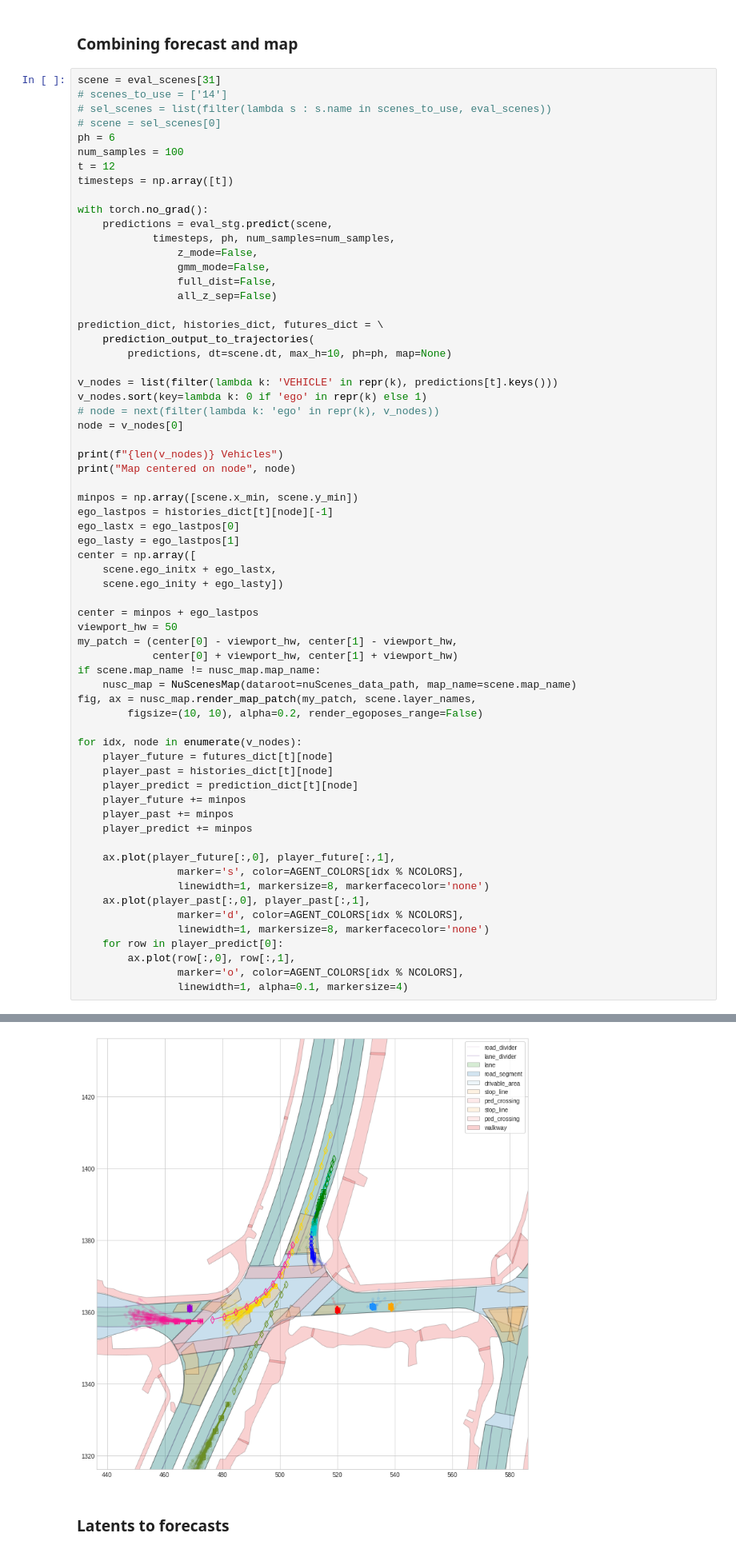
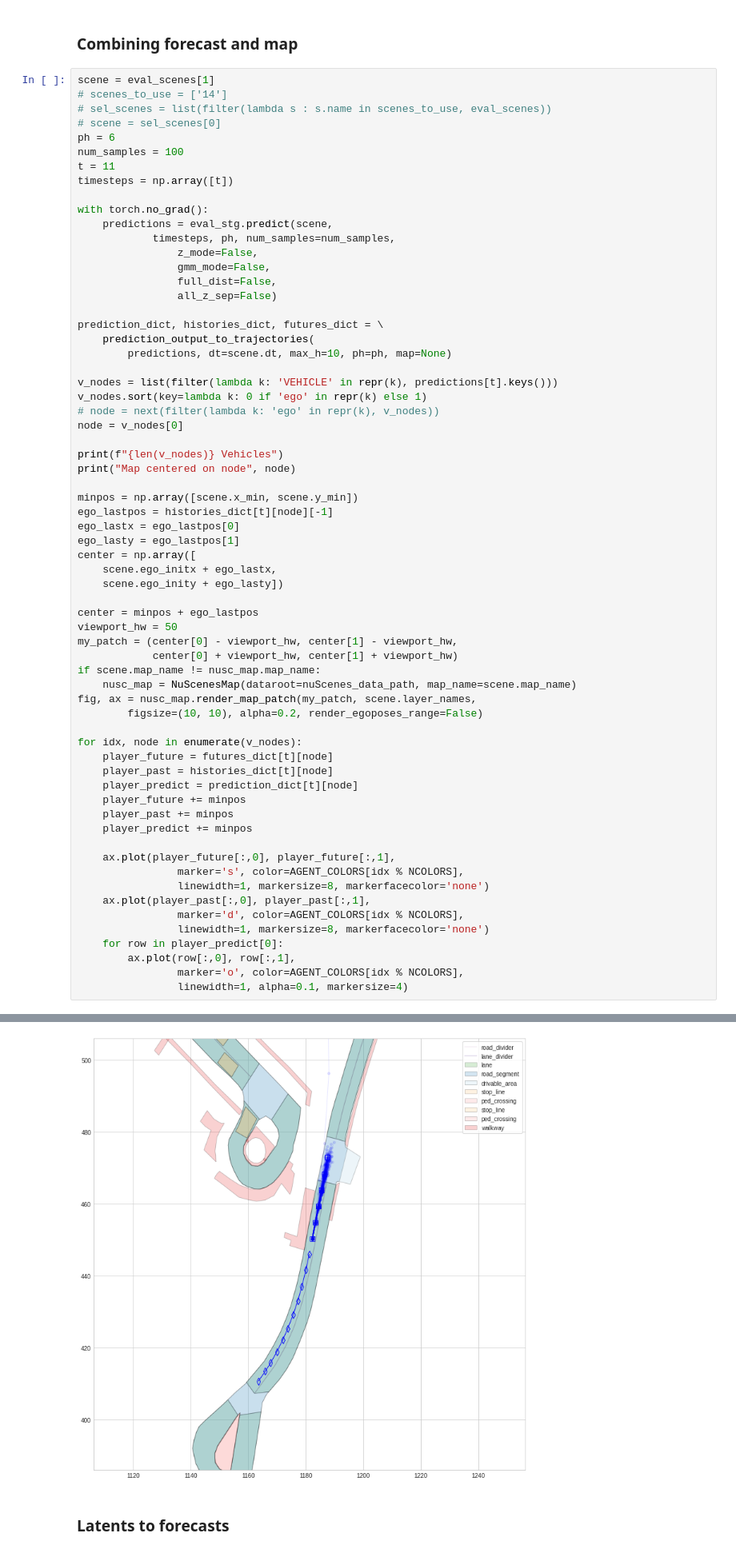
Before and after one commit to fireofearth/Trajectron-plus-plus, a Jupyter notebook: experiments/nuScenes/inspect-latents-to-forecasts2.ipynb, the cells around one changed output, grey strips where cells are left out. Shown at 80% size. Drawn from its saved outputs; the diff is of its cells as text.

Commit message:
updated latent and forecasts plot

```diff
--- a/experiments/nuScenes/inspect-latents-to-forecasts2.ipynb
+++ b/experiments/nuScenes/inspect-latents-to-forecasts2.ipynb
@@ -53,13 +53,13 @@ Loaded!
 # %% [markdown]
 ### Combining forecast and map
 # %%
-scene = eval_scenes[31]
+scene = eval_scenes[1]
 # scenes_to_use = ['14']
 # sel_scenes = list(filter(lambda s : s.name in scenes_to_use, eval_scenes))
 # scene = sel_scenes[0]
 ph = 6
 num_samples = 100
-t = 12
+t = 11
 timesteps = np.array([t])
 
 with torch.no_grad():
@@ -122,5 +122,5 @@ for idx, node in enumerate(v_nodes):
 Map centered on node VEHICLE/ego
-[figure, old version]
+[figure, new version]
 # %% [markdown]
 ### Latents to forecasts
 # %%
```
Also changed, not shown: parts of 7 cells of this notebook, 2 other files.
